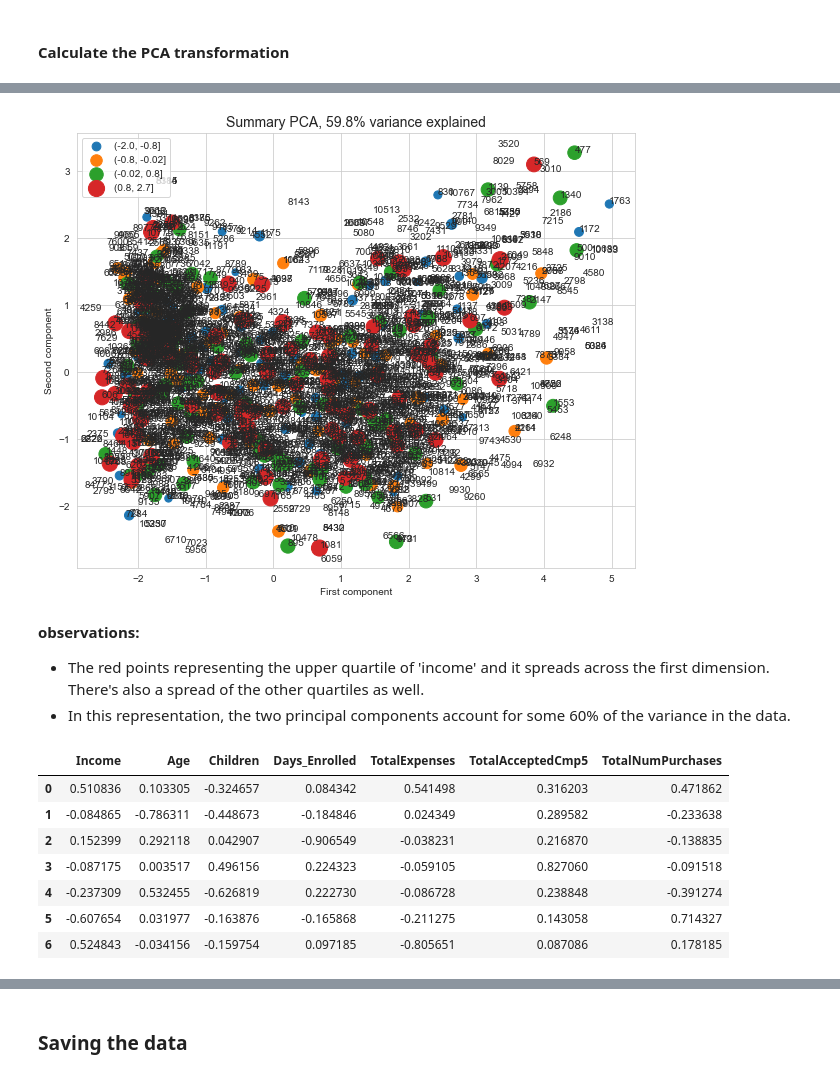
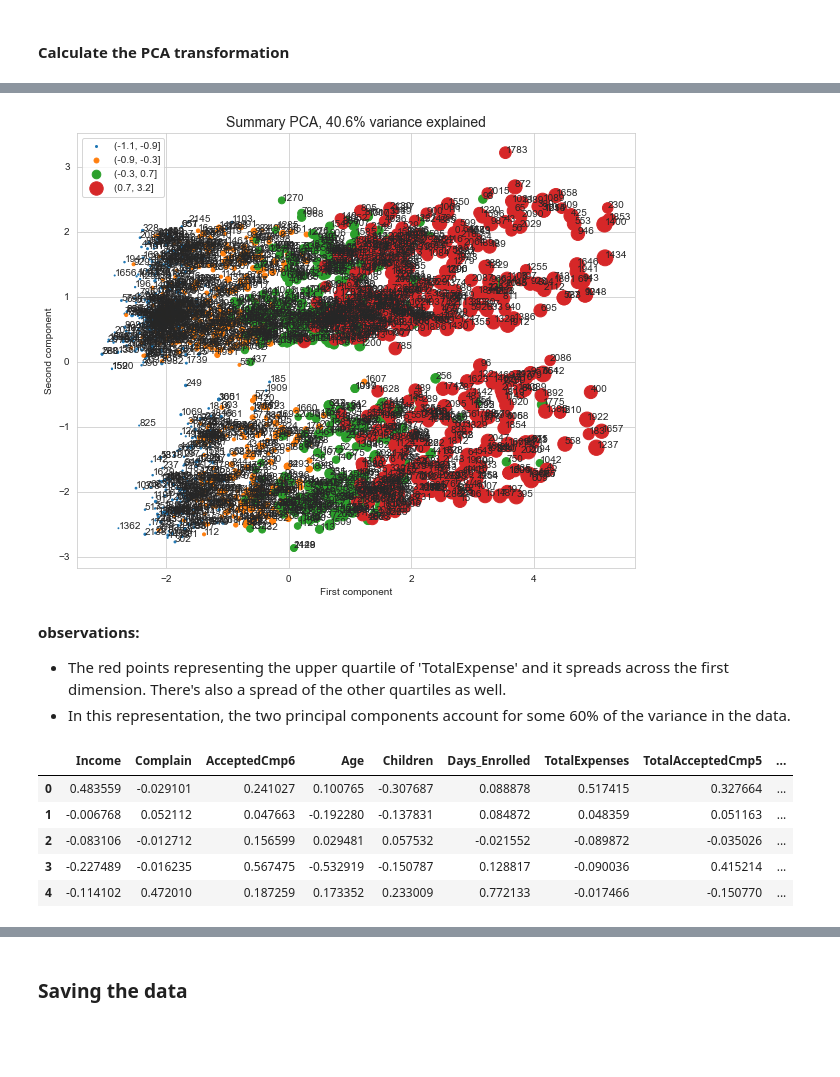
Before and after one commit to livia360/Capstone_project, a Jupyter notebook: 02_Exploratory_Data_Analysis.ipynb, the cells around one changed output, grey strips where cells are left out. Cells and saved outputs as stored; diff of their text form; code cells hidden in the pictures; blank space fills up the shorter version.

```diff
--- a/02_Exploratory_Data_Analysis.ipynb
+++ b/02_Exploratory_Data_Analysis.ipynb
@@ -394,6 +438,6 @@ df_new.loc[df_new['ID'] == 1763]
 # %%
 #Create a dataframe containing the values of the first two PCA components
-pca_df = pd.DataFrame({'PC1': new_dim_x[:, 0], 'PC2': new_dim_x[:, 1]}, index=df_new_index)
+pca_df = pd.DataFrame({'PC1': new_dim_x[:, 0], 'PC2': new_dim_x[:, 1]}, index=indicies)
 pca_df.head()
 # %% [output]
 |  | PC1 | PC2 |
@@ -406,8 +449,8 @@ pca_df.head()
 # %%
 # concatenate `pca_df` and `Total` along axis 1 ; align on index
-pca_df = pd.concat([pca_df, scaled_df['Income']], axis=1)
+pca_df = pd.concat([pca_df, df_scaled['TotalExpenses']], axis=1)
 # %%
 # Quartile is a new data type: category
-pca_df['Quartile'] = pd.qcut(pca_df['Income'], q=4, precision=1)
+pca_df['Quartile'] = pd.qcut(pca_df['TotalExpenses'], q=4, precision=1)
 pca_df.head()
 # %% [output]
@@ -444,45 +475,44 @@ pca_df[pca_df.isnull().any(axis=1)]
 # %%
-pca_df.Income.fillna(pca_df.Income.mean(),inplace=True)
+pca_df.TotalExpenses.fillna(pca_df.TotalExpenses.mean(),inplace=True)
 #pca_df['Quartile'] = pca_df['Quartile'].cat.add_categories('NA')
 #pca_df['Quartile'].fillna('NA', inplace=True)
 pca_df['Quartile'].dropna(inplace=True)
 # %%
 # legend with points coloured by quartile and sized by ''
 x = pca_df.PC1
 y = pca_df.PC2
 
 quartiles = pca_df.Quartile
 customer = pca_df.index
 pc_var = 100 * model.explained_variance_ratio_.cumsum()[1]
-s = df_new['Income']
+s = df_new['TotalExpenses']
 
 fig, ax = plt.subplots(figsize=(10,8))
 for q in quartiles.cat.categories:
     im = quartiles == q
-    ax.scatter(x=x[im], y=y[im], s=s[im]*0.003, label=q) # s=s[im]
+    ax.scatter(x=x[im], y=y[im], s=s[im]*0.1, label=q) # s=s[im] income*0.003
 
 ax.set_xlabel('First component')
 ax.set_ylabel('Second component')
 plt.legend()
 ax.set_title(f'Summary PCA, {pc_var:.1f}% variance explained',fontsize=14)
 for s, x, y in zip(customer, x, y):
     plt.annotate(s, (x, y))
 plt.show();
 # %% [output]
-[figure, old version]
+[figure, new version]
 # %% [markdown]
 **observations:**
-- The red points representing the upper quartile of 'income' and it spreads across the first dimension. There's also a spread of the other quartiles as well.
+- The red points representing the upper quartile of 'TotalExpense' and it spreads across the first dimension. There's also a spread of the other quartiles as well.
 - In this representation, the two principal components account for some 60% of the variance in the data.
 # %%
 # The components_ attribute of the fitted PCA object tell us how important (and in what direction) each feature contributes to each score
-pd.DataFrame(model.components_, columns=df_new_columns)
+df_components = pd.DataFrame(model.components_, columns=columns)
+df_components.head(5)
 # %% [output]
-|  | Income | Age | Children | Days_Enrolled | TotalExpenses | TotalAcceptedCmp5 | TotalNumPurchases |
-| 0 | 0.510836 | 0.103305 | -0.324657 | 0.084342 | 0.541498 | 0.316203 | 0.471862 |
-| 1 | -0.084865 | -0.786311 | -0.448673 | -0.184846 | 0.024349 | 0.289582 | -0.233638 |
-| 2 | 0.152399 | 0.292118 | 0.042907 | -0.906549 | -0.038231 | 0.216870 | -0.138835 |
-| 3 | -0.087175 | 0.003517 | 0.496156 | 0.224323 | -0.059105 | 0.827060 | -0.091518 |
-| 4 | -0.237309 | 0.532455 | -0.626819 | 0.222730 | -0.086728 | 0.238848 | -0.391274 |
-| 5 | -0.607654 | 0.031977 | -0.163876 | -0.165868 | -0.211275 | 0.143058 | 0.714327 |
-| 6 | 0.524843 | -0.034156 | -0.159754 | 0.097185 | -0.805651 | 0.087086 | 0.178185 |
+|  | Income | Complain | AcceptedCmp6 | Age | Children | Days_Enrolled | TotalExpenses | TotalAcceptedCmp5 | ... |
+| 0 | 0.483559 | -0.029101 | 0.241027 | 0.100765 | -0.307687 | 0.088878 | 0.517415 | 0.327664 | ... |
+| 1 | -0.006768 | 0.052112 | 0.047663 | -0.192280 | -0.137831 | 0.084872 | 0.048359 | 0.051163 | ... |
+| 2 | -0.083106 | -0.012712 | 0.156599 | 0.029481 | 0.057532 | -0.021552 | -0.089872 | -0.035026 | ... |
+| 3 | -0.227489 | -0.016235 | 0.567475 | -0.532919 | -0.150787 | 0.128817 | -0.090036 | 0.415214 | ... |
+| 4 | -0.114102 | 0.472010 | 0.187259 | 0.173352 | 0.233009 | 0.772133 | -0.017466 | -0.150770 | ... |
```
Also changed, not shown: parts of 44 cells of this notebook.
